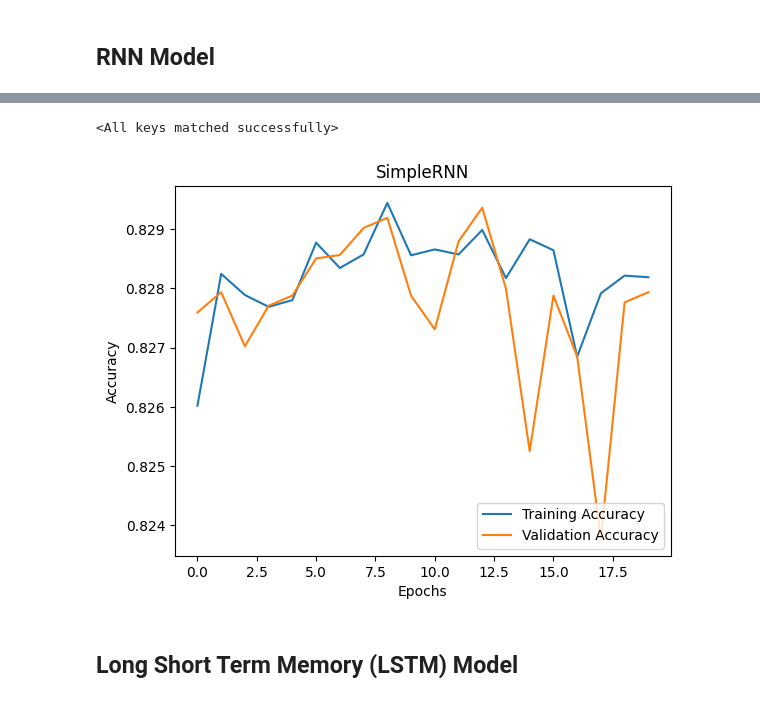
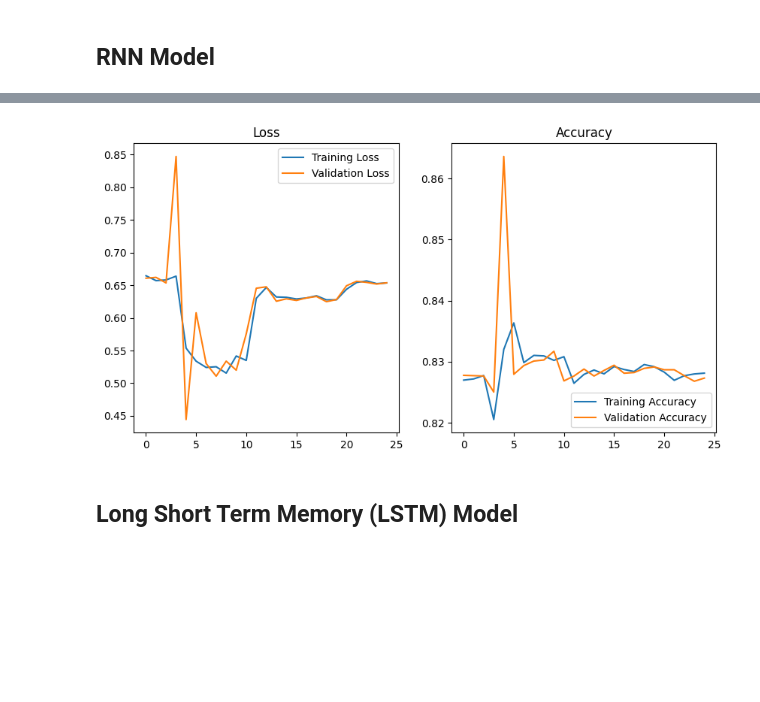
Before and after one commit to RandallCher/Neural-Networks-Project, a Jupyter notebook: RNN.ipynb, the cells around one changed output, grey strips where cells are left out. Cells and saved outputs as stored; diff of their text form; code cells hidden in the pictures; blank space fills up the shorter version.

```diff
--- a/RNN.ipynb
+++ b/RNN.ipynb
@@ -230,24 +225,21 @@ numEpochs = 20
 # %%
 # Instantiate model
 rnn_model = RNNModel(inputSize, hiddenSize, numLayers, numClasses)
-rnn_optimizer = optim.Adam(rnn_model.parameters(), lr=learningRate)
+rnn_optimizer = optim.Adam(rnn_model.parameters(), lr=LEARNING_RATE)
 
 # Loss function
 criterion = nn.CrossEntropyLoss()
 # %%
 # Prepare datasets in batches
 from torch.utils.data import DataLoader, TensorDataset
-
-# Define batch size
-batchSize = 32
 
 # Create DataLoader for training and validation sets
 def get_dataloaders(X_train, X_test, y_train, y_test):
     train_dataset = TensorDataset(torch.as_tensor(X_train, dtype=torch.float), torch.as_tensor(y_train, dtype=torch.float))
     val_dataset = TensorDataset(torch.as_tensor(X_test, dtype=torch.float), torch.as_tensor(y_test, dtype=torch.float))
 
-    train_loader = DataLoader(train_dataset, batch_size=batchSize, shuffle=True)
-    test_loader = DataLoader(val_dataset, batch_size=batchSize)
+    train_loader = DataLoader(train_dataset, batch_size=BATCHSIZE, shuffle=True)
+    test_loader = DataLoader(val_dataset, batch_size=BATCHSIZE)
 
     return train_loader, test_loader
 # %%
@@ -260,7 +252,7 @@ def train_val(model, optimizer, train_loader, test_loader):
     train_losses, train_accuracies = [], []
     test_losses, test_accuracies = [], []
 
-    for epoch in range(numEpochs):
+    for epoch in range(EPOCHS):
         model.train()  # Set the model to training mode
         train_loss = 0
         train_correct = 0
@@ -318,7 +310,7 @@ def train_val(model, optimizer, train_loader, test_loader):
         test_accuracies.append(test_accuracy)
 
         # Print epoch results
-        print(f'Epoch [{epoch + 1}/{numEpochs}], '
+        print(f'Epoch [{epoch + 1}/{EPOCHS}], '
             f'Train Loss: {train_loss:.4f}, '
             f'Train Accuracy: {train_accuracy * 100:.2f}%, '
             f'Test Loss: {test_loss:.4f}, '
@@ -353,24 +342,39 @@ Epoch [20/20], Train Loss: 0.6259, Train Accuracy: 82.82%, Test Loss: 0.6322, Te
 # Save trained model
 PATH = "./model/simple_rnn_model.pth"
 torch.save(rnn_model.state_dict(), PATH)
-# %%
-# Load model
-PATH = "./model/simple_rnn_model.pth"
-rnn_model = RNNModel(inputSize, hiddenSize, numLayers, numClasses)
-rnn_model.load_state_dict(torch.load(PATH, weights_only=True))
-# %% [output]
-<All keys matched successfully>
-# %%
-plt.figure()
-plt.plot(np.arange(numEpochs), train_accuracies, label='Training Accuracy')
-plt.plot(np.arange(numEpochs), val_accuracies, label='Validation Accuracy')
-plt.xlabel('Epochs')
-plt.ylabel('Accuracy')
-plt.title('SimpleRNN')
-plt.legend(loc='lower right')
-plt.show()
-# %% [output]
-[figure, removed]
+# %%
+def plot_graphs(train_accuracies, train_losses, test_accuracies, test_losses, mode):
+    '''
+    Use this function to plot the train and accuracy graphs
+
+    Parameters
+    ----------
+    train_accuracies: list
+        list of train_accuracies
+    train_losses: list
+        list of train_losses
+    test_accuracies: list
+        list of val_accuracies or test accuracies
+    test_losses: list
+        list of val_losses or test losses
+    mode: str
+        "Validation" for train/validation, "Test" for train/test
+    '''
+    fig, (ax1, ax2) = plt.subplots(1, 2, figsize=(10, 5))
+
+    ax1.plot(range(len(train_losses)), train_losses, label='Training Loss')
+    ax1.plot(range(len(val_losses)), test_losses, label=f'{mode} Loss')
+    ax1.set_title('Loss')
+    ax1.legend(loc='best')
+
+    ax2.plot(range(len(train_accuracies)), train_accuracies, label='Training Accuracy')
+    ax2.plot(range(len(val_accuracies)), test_accuracies, label=f'{mode} Accuracy')
+    ax2.set_title('Accuracy')
+    ax2.legend(loc='lower right')
+# %%
+plot_graphs(train_accuracies, train_losses, val_accuracies, val_losses, mode="Validation")
+# %% [output]
+[figure, added]
 # %% [markdown]
 ## Long Short Term Memory (LSTM) Model
 # %%
```
Also changed, not shown: parts of 42 cells of this notebook, 5 other files.
